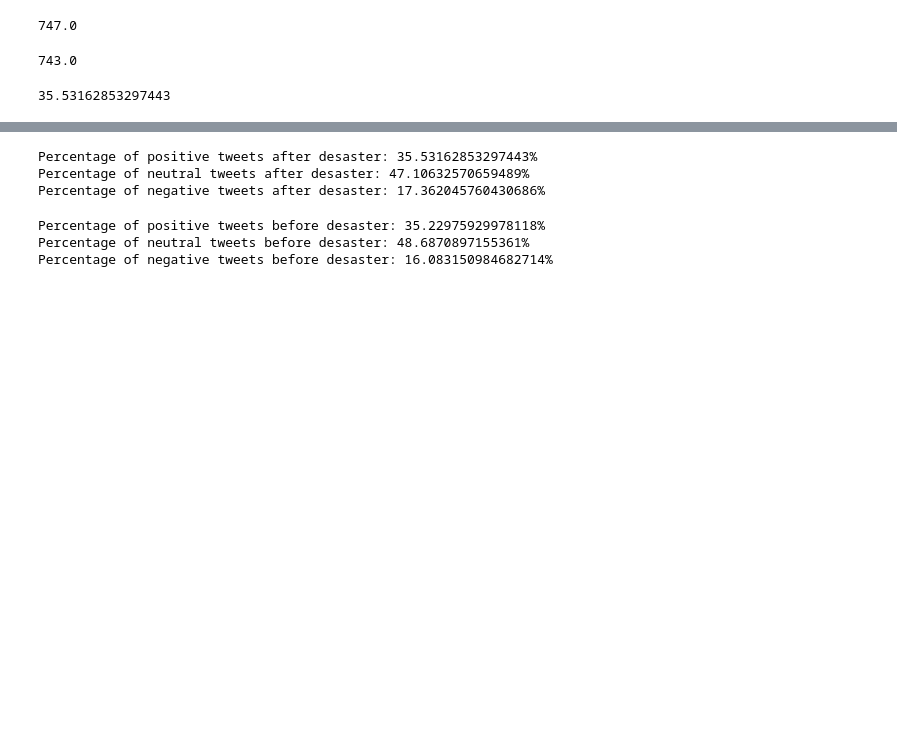
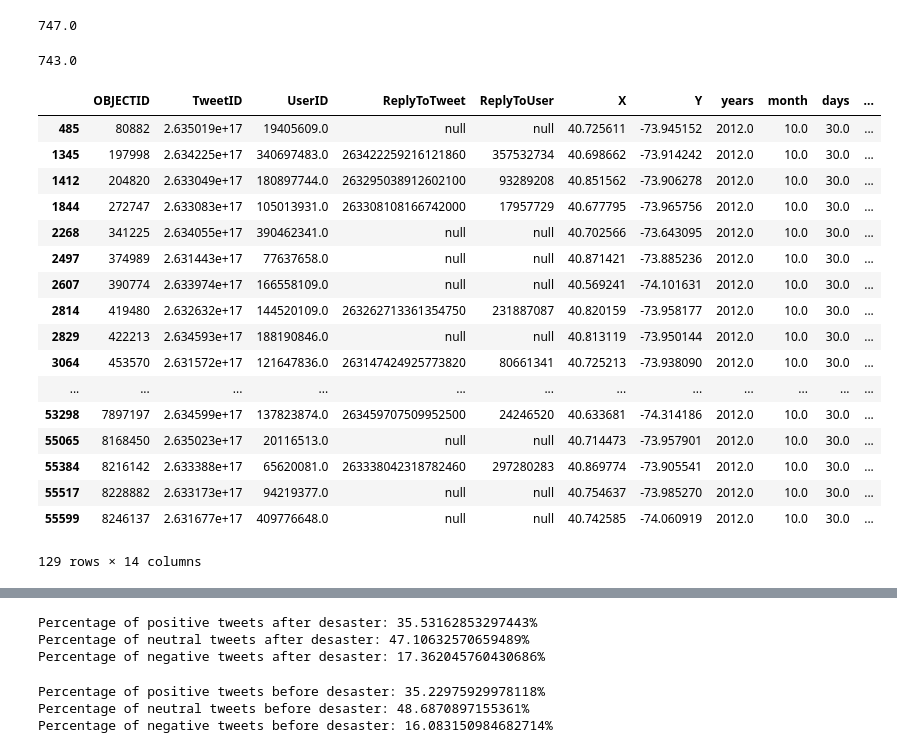
Before and after one commit to juran321/TextClassification_SandyData, a Jupyter notebook: Sentiment+Analysis.ipynb, the cells around one changed output, grey strips where cells are left out. Cells and saved outputs as stored; diff of their text form; code cells hidden in the pictures; blank space fills up the shorter version.

```diff
--- a/Sentiment+Analysis.ipynb
+++ b/Sentiment+Analysis.ipynb
@@ -107,7 +111,27 @@ df_after2['month'].describe()[0]
 df_after['month'].describe()[0]
 # %% [output]
 743.0
-# %%
-sum(df_after['SA'] > 0)*100/len(df_after['Text'])
-# %% [output]
-35.53162853297443
+# %%
+#show all data after disaster people feel negative
+df_index = (df_after.SA < 0)
+df_after_negative = df_after[df_index]
+df_after_negative
+# %% [output]
+|  | OBJECTID | TweetID | UserID | ReplyToTweet | ReplyToUser | X | Y | years | month | days | ... |
+| 485 | 80882 | 2.635019e+17 | 19405609.0 | null | null | 40.725611 | -73.945152 | 2012.0 | 10.0 | 30.0 | ... |
+| 1345 | 197998 | 2.634225e+17 | 340697483.0 | 263422259216121860 | 357532734 | 40.698662 | -73.914242 | 2012.0 | 10.0 | 30.0 | ... |
+| 1412 | 204820 | 2.633049e+17 | 180897744.0 | 263295038912602100 | 93289208 | 40.851562 | -73.906278 | 2012.0 | 10.0 | 30.0 | ... |
+| 1844 | 272747 | 2.633083e+17 | 105013931.0 | 263308108166742000 | 17957729 | 40.677795 | -73.965756 | 2012.0 | 10.0 | 30.0 | ... |
+| 2268 | 341225 | 2.634055e+17 | 390462341.0 | null | null | 40.702566 | -73.643095 | 2012.0 | 10.0 | 30.0 | ... |
+| 2497 | 374989 | 2.631443e+17 | 77637658.0 | null | null | 40.871421 | -73.885236 | 2012.0 | 10.0 | 30.0 | ... |
+| 2607 | 390774 | 2.633974e+17 | 166558109.0 | null | null | 40.569241 | -74.101631 | 2012.0 | 10.0 | 30.0 | ... |
+| 2814 | 419480 | 2.632632e+17 | 144520109.0 | 263262713361354750 | 231887087 | 40.820159 | -73.958177 | 2012.0 | 10.0 | 30.0 | ... |
+| 2829 | 422213 | 2.634593e+17 | 188190846.0 | null | null | 40.813119 | -73.950144 | 2012.0 | 10.0 | 30.0 | ... |
+| 3064 | 453570 | 2.631572e+17 | 121647836.0 | 263147424925773820 | 80661341 | 40.725213 | -73.938090 | 2012.0 | 10.0 | 30.0 | ... |
+| ... | ... | ... | ... | ... | ... | ... | ... | ... | ... | ... | ... |
+| 53298 | 7897197 | 2.634599e+17 | 137823874.0 | 263459707509952500 | 24246520 | 40.633681 | -74.314186 | 2012.0 | 10.0 | 30.0 | ... |
+| 55065 | 8168450 | 2.635023e+17 | 20116513.0 | null | null | 40.714473 | -73.957901 | 2012.0 | 10.0 | 30.0 | ... |
+| 55384 | 8216142 | 2.633388e+17 | 65620081.0 | 263338042318782460 | 297280283 | 40.869774 | -73.905541 | 2012.0 | 10.0 | 30.0 | ... |
+| 55517 | 8228882 | 2.633173e+17 | 94219377.0 | null | null | 40.754637 | -73.985270 | 2012.0 | 10.0 | 30.0 | ... |
+| 55599 | 8246137 | 2.631677e+17 | 409776648.0 | null | null | 40.742585 | -74.060919 | 2012.0 | 10.0 | 30.0 | ... |
+129 rows × 14 columns
```
Also changed, not shown: parts of 7 cells of this notebook, 3 other files.
